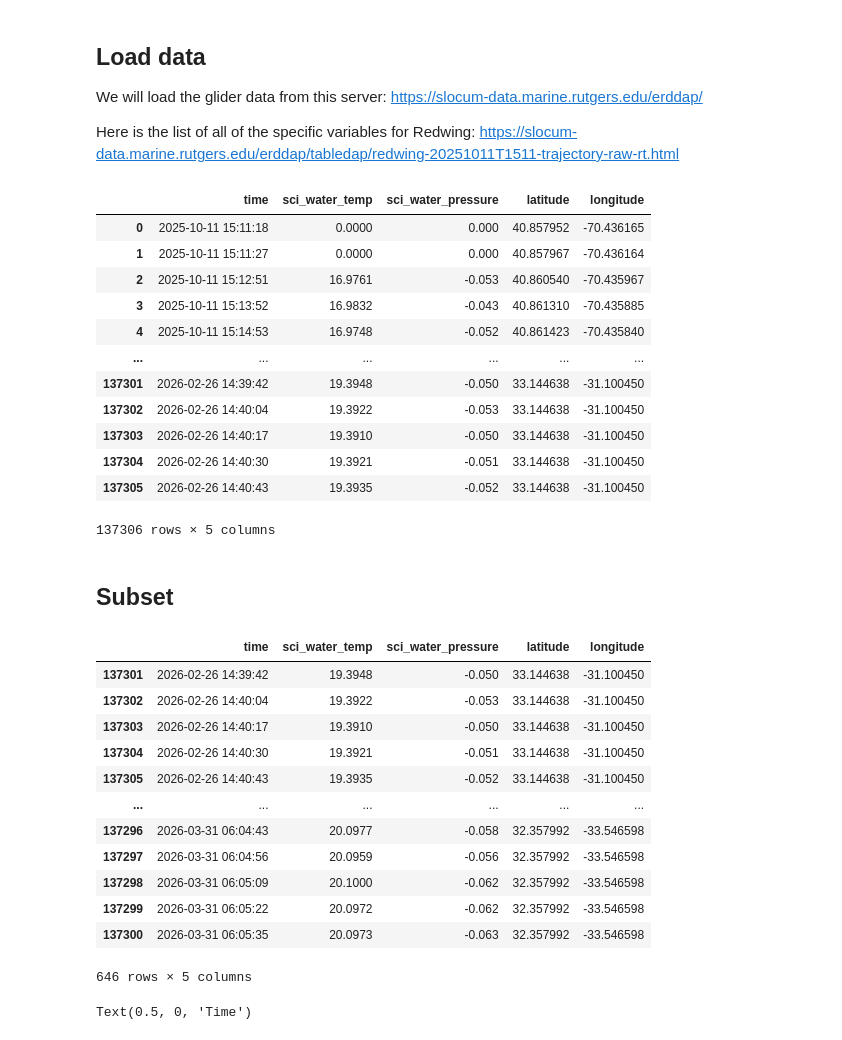
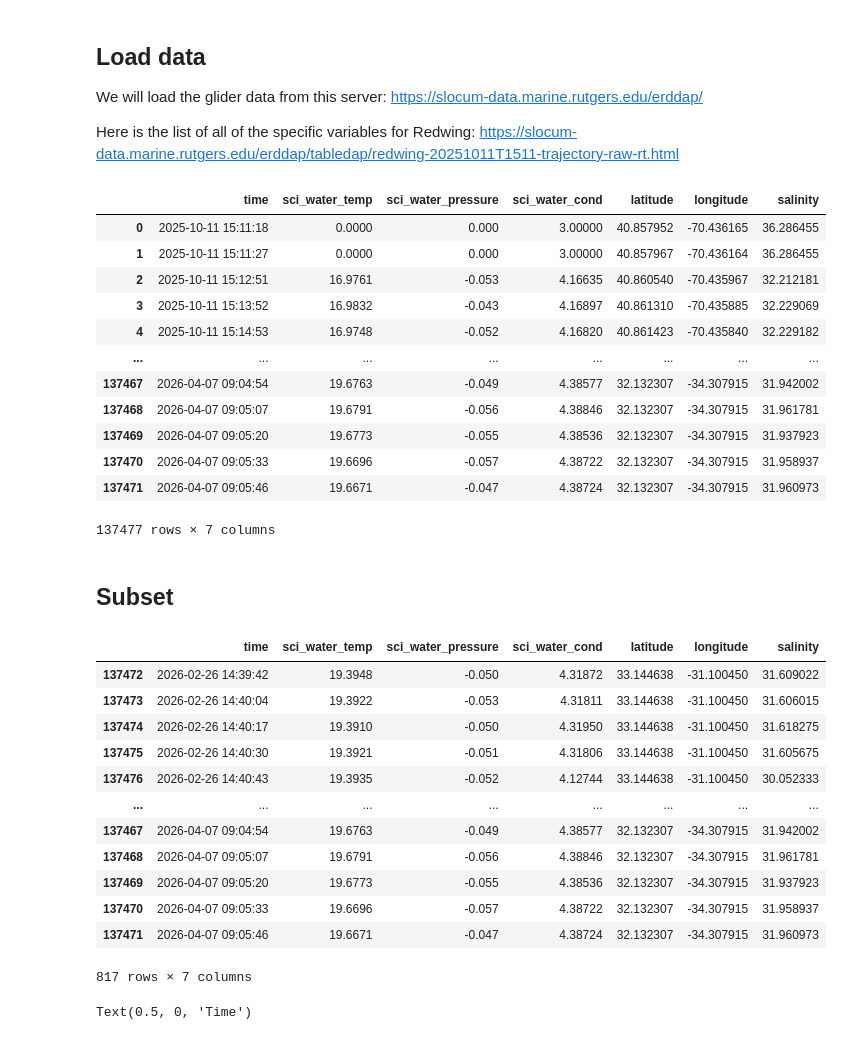
Before and after one commit to JGradone/Topics-Sentinel, a Jupyter notebook: Redwing_Real_Time.ipynb, the cells around one changed output. Saved outputs shown, nothing was run; the diff lists cells and outputs as text; code cells hidden in the pictures.

```diff
--- a/Redwing_Real_Time.ipynb
+++ b/Redwing_Real_Time.ipynb
@@ -60,10 +65,12 @@ import pandas as pd
 import matplotlib.pyplot as plt
 from erddapy import ERDDAP
 import cmocean.cm as cmo
+import netCDF4
+import gsw
 
 
 ### This is a function to help with loading in glider data
-def get_erddap_dataset(ds_id, server = 'https://slocum-data.marine.rutgers.edu/erddap/', variables=None, constraints=None, filetype='dataframe'):
+def get_erddap_dataset(ds_id, server = 'https://slocum-data.marine.rutgers.edu/erddap/', variables=None, constraints=None, filetype='dataframe',protocol='tabledap'):
     ## Written by Mike Smith
     """
     Returns a netcdf dataset for a specified dataset ID (or dataframe if dataset cannot be converted to xarray)
@@ -76,9 +83,10 @@ def get_erddap_dataset(ds_id, server = 'https://slocum-data.marine.rutgers.edu/e
     variables = variables or None
     constraints = constraints or None
     filetype = filetype or 'nc'
+    protocol = protocol or 'tabledap'
 
     e = ERDDAP(server,
-               protocol='tabledap',
+               protocol=protocol,
                response='nc')
     e.dataset_id = ds_id
     if constraints:
@@ -111,52 +119,58 @@ Here is the list of all of the specific variables for Redwing: https://slocum-da
 # %%
 ## The specific ID for redwing
 ds_id = 'redwing-20251011T1511-trajectory-raw-rt'
 ## Load flight data
-variables = ['time', 'sci_water_temp', 'sci_water_pressure', 'latitude', 'longitude']
+variables = ['time', 'sci_water_temp', 'sci_water_pressure', 'sci_water_cond','latitude', 'longitude']
 ## Load the data
-redwing = get_erddap_dataset(ds_id, variables = variables)
+ds = get_erddap_dataset(ds_id, variables = variables)
 ## Change the name of the columns
-redwing.columns = variables
+ds.columns = variables
 ## Change the format of time variable
-redwing['time'] = pd.to_datetime(redwing['time'], format='%Y-%m-%dT%H:%M:%SZ')
+ds['time'] = pd.to_datetime(ds['time'], format='%Y-%m-%dT%H:%M:%SZ')
 ## Drop na
-redwing = redwing.dropna().reset_index(drop=True)
+ds = ds.dropna().reset_index(drop=True)
+## Sort dataset by time
+ds = ds.sort_values(by='time')
+
+## Convert salinity
+ds['salinity'] = gsw.SP_from_C(ds['sci_water_cond']*10,ds['sci_water_temp'],ds['sci_water_pressure']*10)
+
 ## Print out the dataframe
-redwing
+ds
 # %% [output]
-|  | time | sci_water_temp | sci_water_pressure | latitude | longitude |
-| 0 | 2025-10-11 15:11:18 | 0.0000 | 0.000 | 40.857952 | -70.436165 |
-| 1 | 2025-10-11 15:11:27 | 0.0000 | 0.000 | 40.857967 | -70.436164 |
-| 2 | 2025-10-11 15:12:51 | 16.9761 | -0.053 | 40.860540 | -70.435967 |
-| 3 | 2025-10-11 15:13:52 | 16.9832 | -0.043 | 40.861310 | -70.435885 |
-| 4 | 2025-10-11 15:14:53 | 16.9748 | -0.052 | 40.861423 | -70.435840 |
-| ... | ... | ... | ... | ... | ... |
-| 137301 | 2026-02-26 14:39:42 | 19.3948 | -0.050 | 33.144638 | -31.100450 |
-| 137302 | 2026-02-26 14:40:04 | 19.3922 | -0.053 | 33.144638 | -31.100450 |
-| 137303 | 2026-02-26 14:40:17 | 19.3910 | -0.050 | 33.144638 | -31.100450 |
-| 137304 | 2026-02-26 14:40:30 | 19.3921 | -0.051 | 33.144638 | -31.100450 |
-| 137305 | 2026-02-26 14:40:43 | 19.3935 | -0.052 | 33.144638 | -31.100450 |
+|  | time | sci_water_temp | sci_water_pressure | sci_water_cond | latitude | longitude | salinity |
+| 0 | 2025-10-11 15:11:18 | 0.0000 | 0.000 | 3.00000 | 40.857952 | -70.436165 | 36.286455 |
+| 1 | 2025-10-11 15:11:27 | 0.0000 | 0.000 | 3.00000 | 40.857967 | -70.436164 | 36.286455 |
+| 2 | 2025-10-11 15:12:51 | 16.9761 | -0.053 | 4.16635 | 40.860540 | -70.435967 | 32.212181 |
+| 3 | 2025-10-11 15:13:52 | 16.9832 | -0.043 | 4.16897 | 40.861310 | -70.435885 | 32.229069 |
+| 4 | 2025-10-11 15:14:53 | 16.9748 | -0.052 | 4.16820 | 40.861423 | -70.435840 | 32.229182 |
+| ... | ... | ... | ... | ... | ... | ... | ... |
+| 137467 | 2026-04-07 09:04:54 | 19.6763 | -0.049 | 4.38577 | 32.132307 | -34.307915 | 31.942002 |
+| 137468 | 2026-04-07 09:05:07 | 19.6791 | -0.056 | 4.38846 | 32.132307 | -34.307915 | 31.961781 |
+| 137469 | 2026-04-07 09:05:20 | 19.6773 | -0.055 | 4.38536 | 32.132307 | -34.307915 | 31.937923 |
+| 137470 | 2026-04-07 09:05:33 | 19.6696 | -0.057 | 4.38722 | 32.132307 | -34.307915 | 31.958937 |
+| 137471 | 2026-04-07 09:05:46 | 19.6671 | -0.047 | 4.38724 | 32.132307 | -34.307915 | 31.960973 |
-137306 rows × 5 columns
+137477 rows × 7 columns
 # %% [markdown]
 ## Subset
 # %%
-redwing = redwing.loc[redwing['time'] > '2026-02-01'].sort_values(by='time')
+redwing = ds.loc[ds['time'] > '2026-02-01'].sort_values(by='time')
 
 redwing
 # %% [output]
-|  | time | sci_water_temp | sci_water_pressure | latitude | longitude |
-| 137301 | 2026-02-26 14:39:42 | 19.3948 | -0.050 | 33.144638 | -31.100450 |
-| 137302 | 2026-02-26 14:40:04 | 19.3922 | -0.053 | 33.144638 | -31.100450 |
-| 137303 | 2026-02-26 14:40:17 | 19.3910 | -0.050 | 33.144638 | -31.100450 |
-| 137304 | 2026-02-26 14:40:30 | 19.3921 | -0.051 | 33.144638 | -31.100450 |
-| 137305 | 2026-02-26 14:40:43 | 19.3935 | -0.052 | 33.144638 | -31.100450 |
-| ... | ... | ... | ... | ... | ... |
-| 137296 | 2026-03-31 06:04:43 | 20.0977 | -0.058 | 32.357992 | -33.546598 |
-| 137297 | 2026-03-31 06:04:56 | 20.0959 | -0.056 | 32.357992 | -33.546598 |
-| 137298 | 2026-03-31 06:05:09 | 20.1000 | -0.062 | 32.357992 | -33.546598 |
-| 137299 | 2026-03-31 06:05:22 | 20.0972 | -0.062 | 32.357992 | -33.546598 |
-| 137300 | 2026-03-31 06:05:35 | 20.0973 | -0.063 | 32.357992 | -33.546598 |
+|  | time | sci_water_temp | sci_water_pressure | sci_water_cond | latitude | longitude | salinity |
+| 137472 | 2026-02-26 14:39:42 | 19.3948 | -0.050 | 4.31872 | 33.144638 | -31.100450 | 31.609022 |
+| 137473 | 2026-02-26 14:40:04 | 19.3922 | -0.053 | 4.31811 | 33.144638 | -31.100450 | 31.606015 |
+| 137474 | 2026-02-26 14:40:17 | 19.3910 | -0.050 | 4.31950 | 33.144638 | -31.100450 | 31.618275 |
+| 137475 | 2026-02-26 14:40:30 | 19.3921 | -0.051 | 4.31806 | 33.144638 | -31.100450 | 31.605675 |
+| 137476 | 2026-02-26 14:40:43 | 19.3935 | -0.052 | 4.12744 | 33.144638 | -31.100450 | 30.052333 |
+| ... | ... | ... | ... | ... | ... | ... | ... |
+| 137467 | 2026-04-07 09:04:54 | 19.6763 | -0.049 | 4.38577 | 32.132307 | -34.307915 | 31.942002 |
+| 137468 | 2026-04-07 09:05:07 | 19.6791 | -0.056 | 4.38846 | 32.132307 | -34.307915 | 31.961781 |
+| 137469 | 2026-04-07 09:05:20 | 19.6773 | -0.055 | 4.38536 | 32.132307 | -34.307915 | 31.937923 |
+| 137470 | 2026-04-07 09:05:33 | 19.6696 | -0.057 | 4.38722 | 32.132307 | -34.307915 | 31.958937 |
+| 137471 | 2026-04-07 09:05:46 | 19.6671 | -0.047 | 4.38724 | 32.132307 | -34.307915 | 31.960973 |
-646 rows × 5 columns
+817 rows × 7 columns
 # %%
 plt.figure(figsize=(10,5))
 plt.scatter(redwing.time,redwing.sci_water_temp)
```
Also changed, not shown: parts of 18 cells of this notebook.
